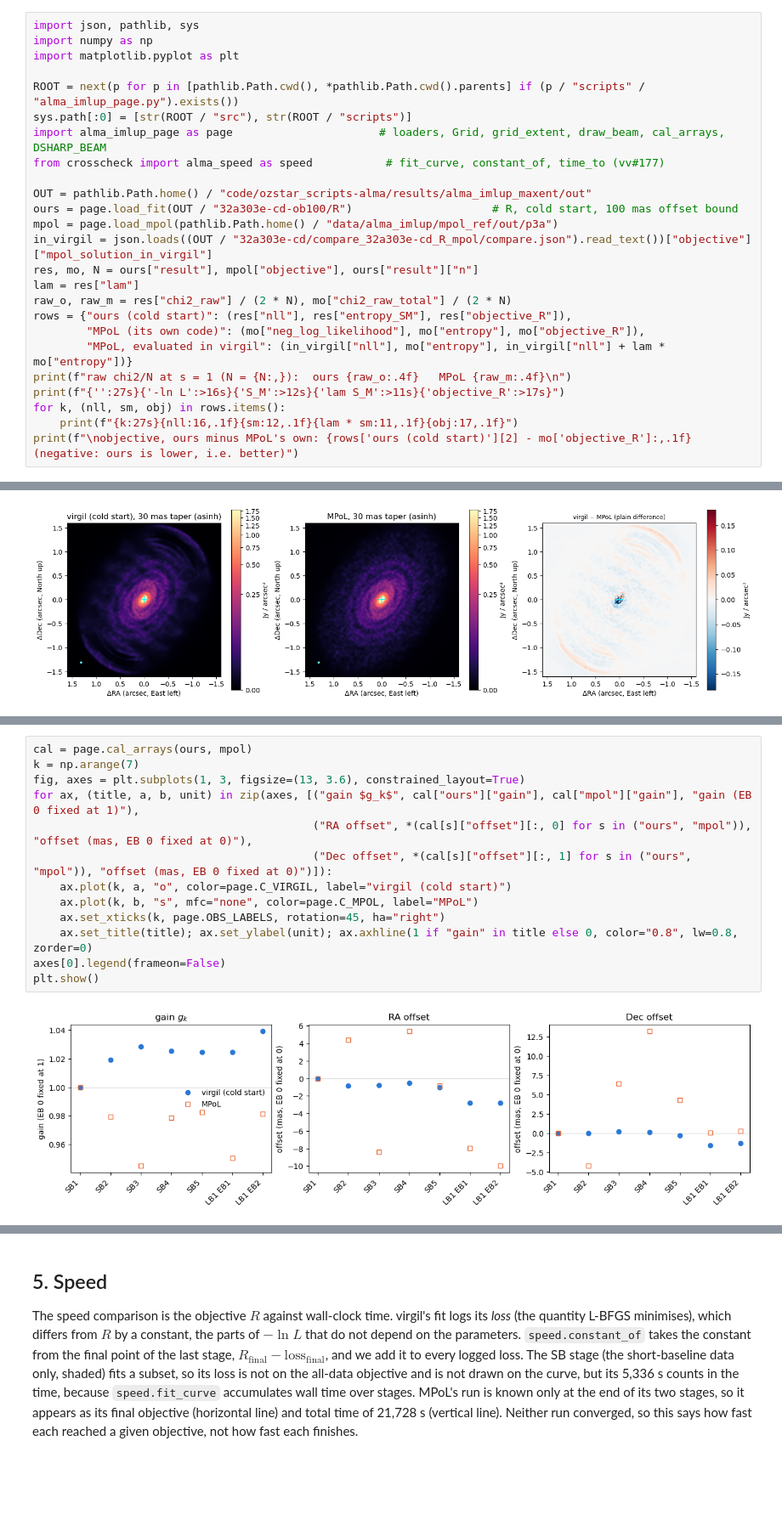
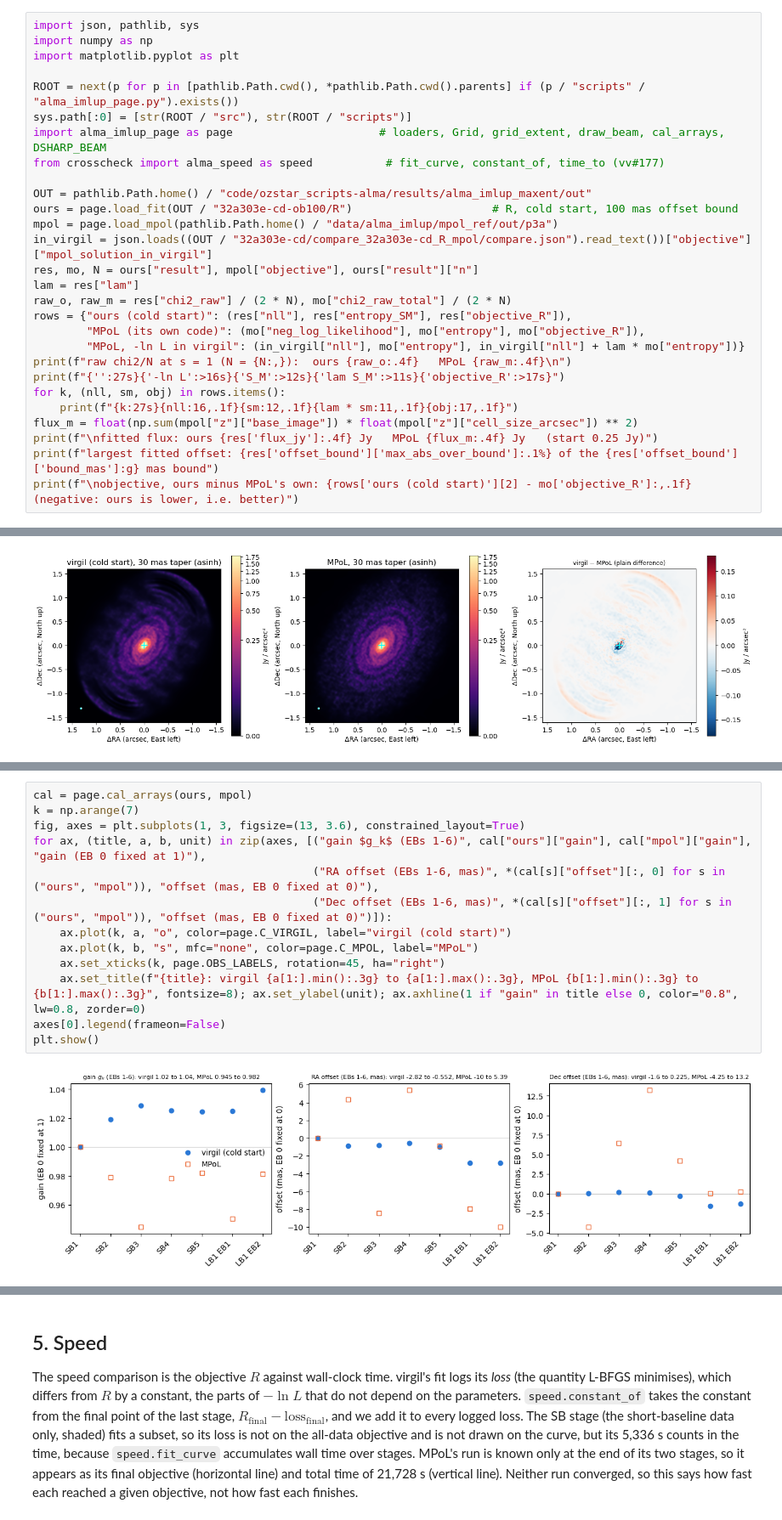
Before and after one commit to benjaminpope/virgil-validation, a Jupyter notebook: notebooks/alma_imlup_mpol_comparison.ipynb, the cells around one changed output, grey strips where cells are left out. Shown at 85% size. Drawn from its saved outputs; the diff is of its cells as text; blank space fills up the shorter version.

Commit message:
Notebook: start flux 0.25 Jy, S_M provenance, computed flux and offset-bound numbers, rms region, annotation built from the result
Co-Authored-By: Claude Sonnet 5.5 <noreply@anthropic.com>

```diff
--- a/notebooks/alma_imlup_mpol_comparison.ipynb
+++ b/notebooks/alma_imlup_mpol_comparison.ipynb
@@ -29,11 +29,14 @@ lam = res["lam"]
 raw_o, raw_m = res["chi2_raw"] / (2 * N), mo["chi2_raw_total"] / (2 * N)
 rows = {"ours (cold start)": (res["nll"], res["entropy_SM"], res["objective_R"]),
         "MPoL (its own code)": (mo["neg_log_likelihood"], mo["entropy"], mo["objective_R"]),
-        "MPoL, evaluated in virgil": (in_virgil["nll"], mo["entropy"], in_virgil["nll"] + lam * mo["entropy"])}
+        "MPoL, -ln L in virgil": (in_virgil["nll"], mo["entropy"], in_virgil["nll"] + lam * mo["entropy"])}
 print(f"raw chi2/N at s = 1 (N = {N:,}):  ours {raw_o:.4f}   MPoL {raw_m:.4f}\n")
 print(f"{'':27s}{'-ln L':>16s}{'S_M':>12s}{'lam S_M':>11s}{'objective_R':>17s}")
 for k, (nll, sm, obj) in rows.items():
     print(f"{k:27s}{nll:16,.1f}{sm:12,.1f}{lam * sm:11,.1f}{obj:17,.1f}")
+flux_m = float(np.sum(mpol["z"]["base_image"]) * float(mpol["z"]["cell_size_arcsec"]) ** 2)
+print(f"\nfitted flux: ours {res['flux_jy']:.4f} Jy   MPoL {flux_m:.4f} Jy   (start 0.25 Jy)")
+print(f"largest fitted offset: {res['offset_bound']['max_abs_over_bound']:.1%} of the {res['offset_bound']['bound_mas']:g} mas bound")
 print(f"\nobjective, ours minus MPoL's own: {rows['ours (cold start)'][2] - mo['objective_R']:,.1f}  (negative: ours is lower, i.e. better)")
 # %% [output]
 raw chi2/N at s = 1 (N = 42,421,131):  ours 2.7052   MPoL 2.7062
@@ -83,18 +89,18 @@ Each EB carries a gain $g_k$ (observation 0 fixed at 1) and a phase-centre offse
 # %%
 cal = page.cal_arrays(ours, mpol)
 k = np.arange(7)
 fig, axes = plt.subplots(1, 3, figsize=(13, 3.6), constrained_layout=True)
-for ax, (title, a, b, unit) in zip(axes, [("gain $g_k$", cal["ours"]["gain"], cal["mpol"]["gain"], "gain (EB 0 fixed at 1)"),
-                                          ("RA offset", *(cal[s]["offset"][:, 0] for s in ("ours", "mpol")), "offset (mas, EB 0 fixed at 0)"),
-                                          ("Dec offset", *(cal[s]["offset"][:, 1] for s in ("ours", "mpol")), "offset (mas, EB 0 fixed at 0)")]):
+for ax, (title, a, b, unit) in zip(axes, [("gain $g_k$ (EBs 1-6)", cal["ours"]["gain"], cal["mpol"]["gain"], "gain (EB 0 fixed at 1)"),
+                                          ("RA offset (EBs 1-6, mas)", *(cal[s]["offset"][:, 0] for s in ("ours", "mpol")), "offset (mas, EB 0 fixed at 0)"),
+                                          ("Dec offset (EBs 1-6, mas)", *(cal[s]["offset"][:, 1] for s in ("ours", "mpol")), "offset (mas, EB 0 fixed at 0)")]):
     ax.plot(k, a, "o", color=page.C_VIRGIL, label="virgil (cold start)")
     ax.plot(k, b, "s", mfc="none", color=page.C_MPOL, label="MPoL")
     ax.set_xticks(k, page.OBS_LABELS, rotation=45, ha="right")
-    ax.set_title(title); ax.set_ylabel(unit); ax.axhline(1 if "gain" in title else 0, color="0.8", lw=0.8, zorder=0)
+    ax.set_title(f"{title}: virgil {a[1:].min():.3g} to {a[1:].max():.3g}, MPoL {b[1:].min():.3g} to {b[1:].max():.3g}", fontsize=8); ax.set_ylabel(unit); ax.axhline(1 if "gain" in title else 0, color="0.8", lw=0.8, zorder=0)
 axes[0].legend(frameon=False)
 plt.show()
 # %% [output]
-[figure, old version]
+[figure, new version]
 # %% [markdown]
 ## 4. Fit quality
 
```
Also changed, not shown: parts of 8 cells of this notebook.
